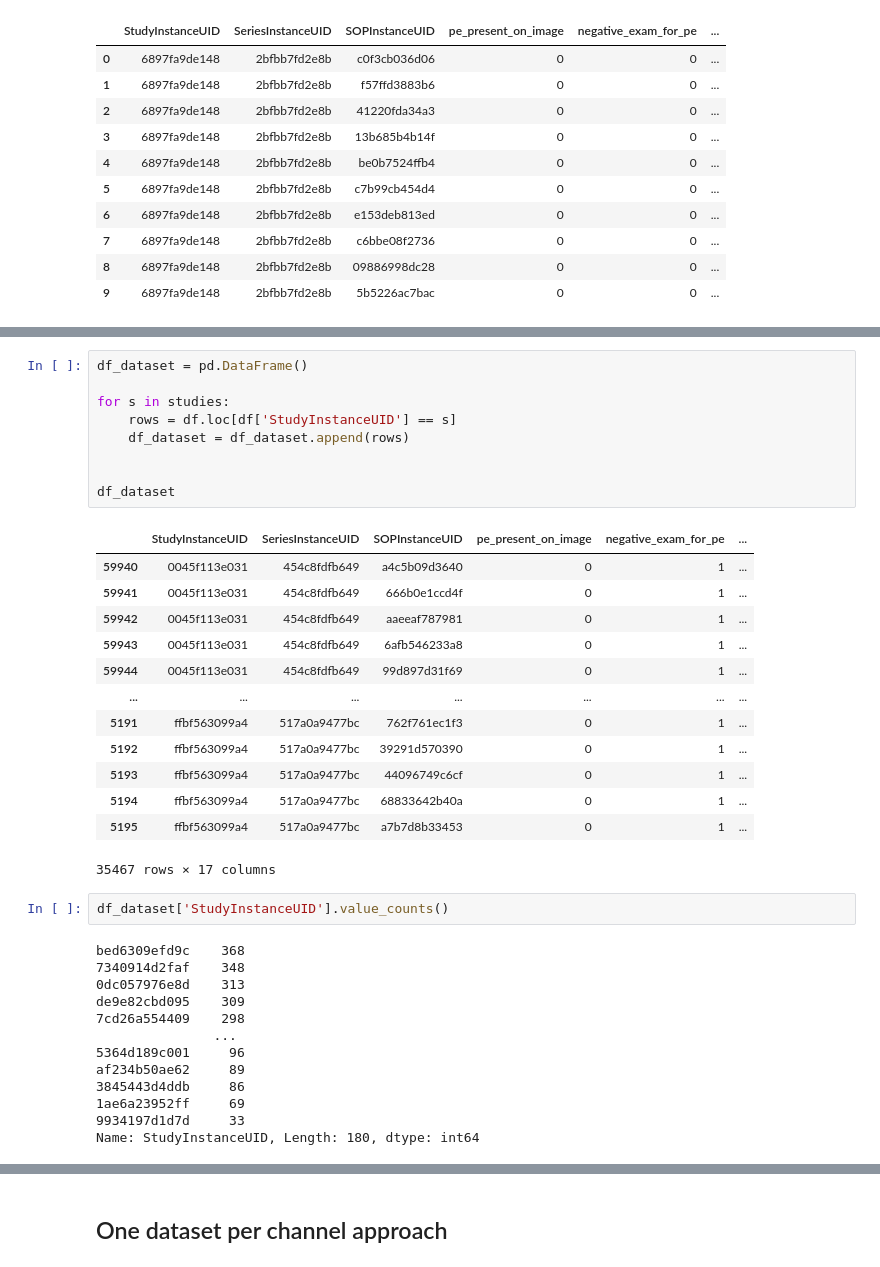
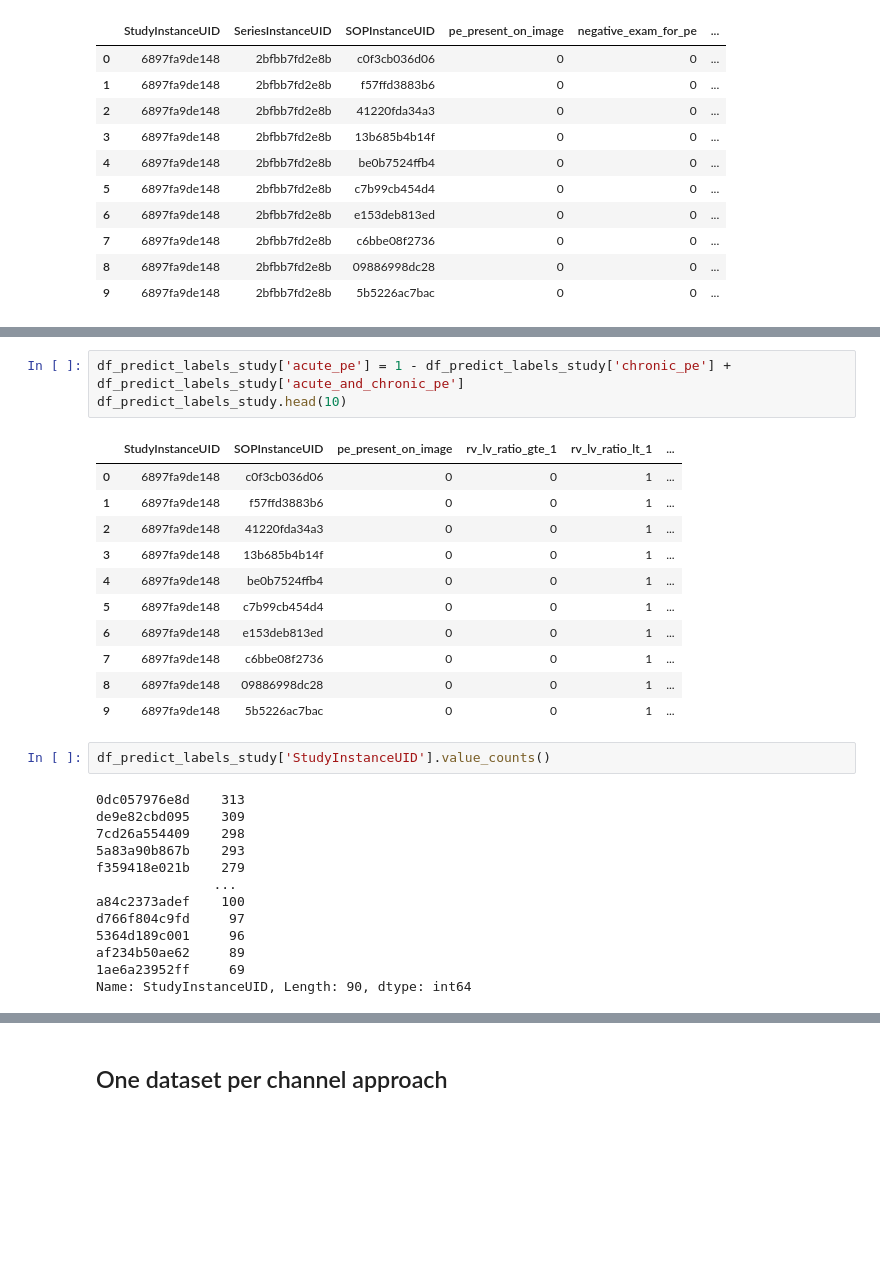
Before and after one commit to JohanChataigne/kaggle-pulmonary-embolism-detection, a Jupyter notebook: preprocessing_model_v5.ipynb, the cells around one changed output, grey strips where cells are left out. Cells and saved outputs as stored; diff of their text form; blank space fills up the shorter version.

```diff
--- a/preprocessing_model_v5.ipynb
+++ b/preprocessing_model_v5.ipynb
@@ -63,39 +65,31 @@ studies = list(df_balanced['StudyUID'])
-# %%
-df_dataset = pd.DataFrame()
-
-for s in studies:
-    rows = df.loc[df['StudyInstanceUID'] == s]
-    df_dataset = df_dataset.append(rows)
-
-
-df_dataset
-# %% [output]
-|  | StudyInstanceUID | SeriesInstanceUID | SOPInstanceUID | pe_present_on_image | negative_exam_for_pe | ... |
-| 59940 | 0045f113e031 | 454c8fdfb649 | a4c5b09d3640 | 0 | 1 | ... |
-| 59941 | 0045f113e031 | 454c8fdfb649 | 666b0e1ccd4f | 0 | 1 | ... |
-| 59942 | 0045f113e031 | 454c8fdfb649 | aaeeaf787981 | 0 | 1 | ... |
-| 59943 | 0045f113e031 | 454c8fdfb649 | 6afb546233a8 | 0 | 1 | ... |
-| 59944 | 0045f113e031 | 454c8fdfb649 | 99d897d31f69 | 0 | 1 | ... |
-| ... | ... | ... | ... | ... | ... | ... |
-| 5191 | ffbf563099a4 | 517a0a9477bc | 762f761ec1f3 | 0 | 1 | ... |
-| 5192 | ffbf563099a4 | 517a0a9477bc | 39291d570390 | 0 | 1 | ... |
-| 5193 | ffbf563099a4 | 517a0a9477bc | 44096749c6cf | 0 | 1 | ... |
-| 5194 | ffbf563099a4 | 517a0a9477bc | 68833642b40a | 0 | 1 | ... |
-| 5195 | ffbf563099a4 | 517a0a9477bc | a7b7d8b33453 | 0 | 1 | ... |
-35467 rows × 17 columns
+# %%
+df_predict_labels_study['acute_pe'] = 1 - df_predict_labels_study['chronic_pe'] + df_predict_labels_study['acute_and_chronic_pe']
+df_predict_labels_study.head(10)
+# %% [output]
+|  | StudyInstanceUID | SOPInstanceUID | pe_present_on_image | rv_lv_ratio_gte_1 | rv_lv_ratio_lt_1 | ... |
+| 0 | 6897fa9de148 | c0f3cb036d06 | 0 | 0 | 1 | ... |
+| 1 | 6897fa9de148 | f57ffd3883b6 | 0 | 0 | 1 | ... |
+| 2 | 6897fa9de148 | 41220fda34a3 | 0 | 0 | 1 | ... |
+| 3 | 6897fa9de148 | 13b685b4b14f | 0 | 0 | 1 | ... |
+| 4 | 6897fa9de148 | be0b7524ffb4 | 0 | 0 | 1 | ... |
+| 5 | 6897fa9de148 | c7b99cb454d4 | 0 | 0 | 1 | ... |
+| 6 | 6897fa9de148 | e153deb813ed | 0 | 0 | 1 | ... |
+| 7 | 6897fa9de148 | c6bbe08f2736 | 0 | 0 | 1 | ... |
+| 8 | 6897fa9de148 | 09886998dc28 | 0 | 0 | 1 | ... |
+| 9 | 6897fa9de148 | 5b5226ac7bac | 0 | 0 | 1 | ... |
 # %%
-df_dataset['StudyInstanceUID'].value_counts()
+df_predict_labels_study['StudyInstanceUID'].value_counts()
 # %% [output]
-bed6309efd9c    368
-7340914d2faf    348
 0dc057976e8d    313
 de9e82cbd095    309
 7cd26a554409    298
+5a83a90b867b    293
+f359418e021b    279
                ...
+a84c2373adef    100
+d766f804c9fd     97
 5364d189c001     96
 af234b50ae62     89
-3845443d4ddb     86
 1ae6a23952ff     69
-9934197d1d7d     33
-Name: StudyInstanceUID, Length: 180, dtype: int64
+Name: StudyInstanceUID, Length: 90, dtype: int64
 # %%
```
Also changed, not shown: parts of 9 cells of this notebook, 1 other file.
